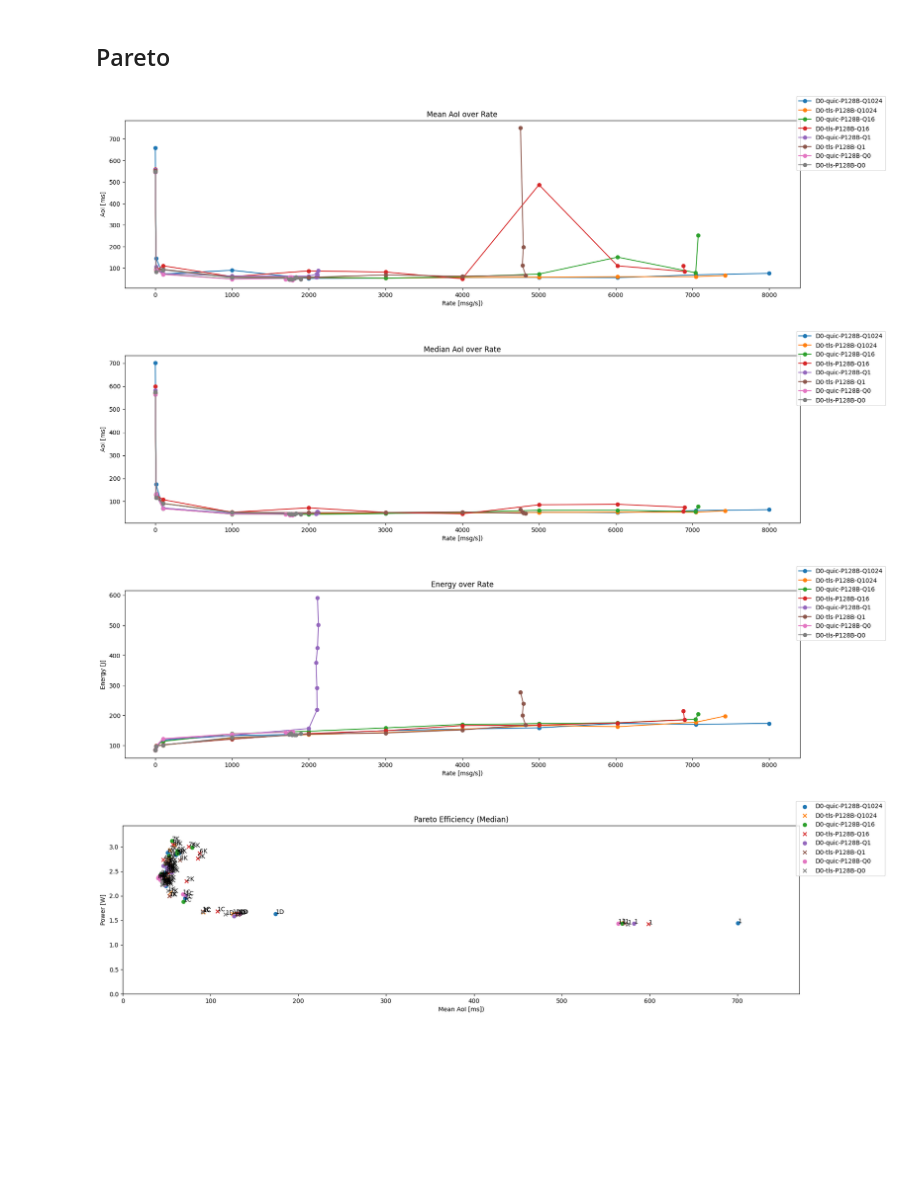
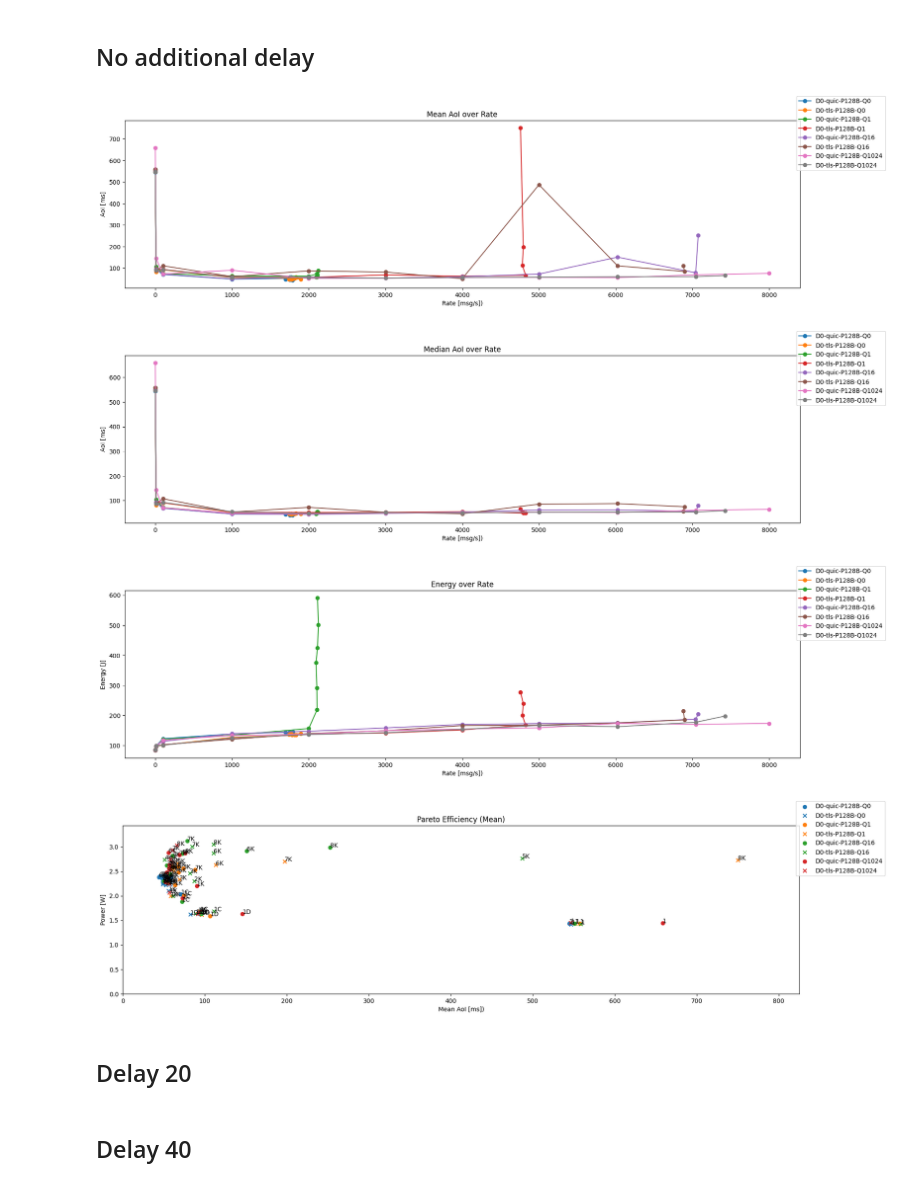
Before and after one commit to InternetMeasurements/OtiiAutomation, a Jupyter notebook: notebooks/aoi_pareto.ipynb, the cells around one changed output. Drawn from its saved outputs; the diff is of its cells as text; code cells hidden in the pictures; blank space fills up the shorter version.

```diff
--- a/notebooks/aoi_pareto.ipynb
+++ b/notebooks/aoi_pareto.ipynb
@@ -30,9 +2,0 @@ series_128B_Q0 = analyse_experiment(data_128B_Q0, draw_plots=False)
-# %% [markdown]
-## Pareto
-# %%
-pareto([series_128B_Q1024, series_128B_Q16, series_128B_Q1, series_128B_Q0], metric='median')
-# %% [output]
-[figure, removed]
-[figure, removed]
-[figure, removed]
-[figure, removed]
@@ -38,0 +5,26 @@ pareto([series_128B_Q1024, series_128B_Q16, series_128B_Q1, series_128B_Q0], met
+# %% [markdown]
+## No additional delay
+# %%
+data_128B_Q1024 = load_data('../results/aoi/128B_D0/Q1024', n_config=22)
+series_128B_Q1024 = analyse_experiment(data_128B_Q1024, draw_plots=False)
+
+data_128B_Q16 = load_data('../results/aoi/128B_D0/Q16', n_config=22)
+series_128B_Q16 = analyse_experiment(data_128B_Q16, draw_plots=False)
+
+data_128B_Q1 = load_data('../results/aoi/128B_D0/Q1', n_config=22)
+series_128B_Q1 = analyse_experiment(data_128B_Q1, draw_plots=False)
+
+data_128B_Q0 = load_data('../results/aoi/128B_D0/Q0', n_config=22)
+series_128B_Q0 = analyse_experiment(data_128B_Q0, draw_plots=False)
+# %%
+%matplotlib inline
+pareto(series_128B_Q0, series_128B_Q1, series_128B_Q16, series_128B_Q1024, metric='mean')
+
+del data_128B_Q1024, series_128B_Q1024, data_128B_Q16, series_128B_Q16, data_128B_Q1, series_128B_Q1, data_128B_Q0, series_128B_Q0
+# %% [output]
+[figure, added]
+[figure, added]
+[figure, added]
+[figure, added]
+# %% [markdown]
+## Delay 20
@@ -38,0 +37,2 @@ pareto([series_128B_Q1024, series_128B_Q16, series_128B_Q1, series_128B_Q0], met
+# %% [markdown]
+## Delay 40
```
Also changed, not shown: parts of 20 cells of this notebook, 1 other file.
